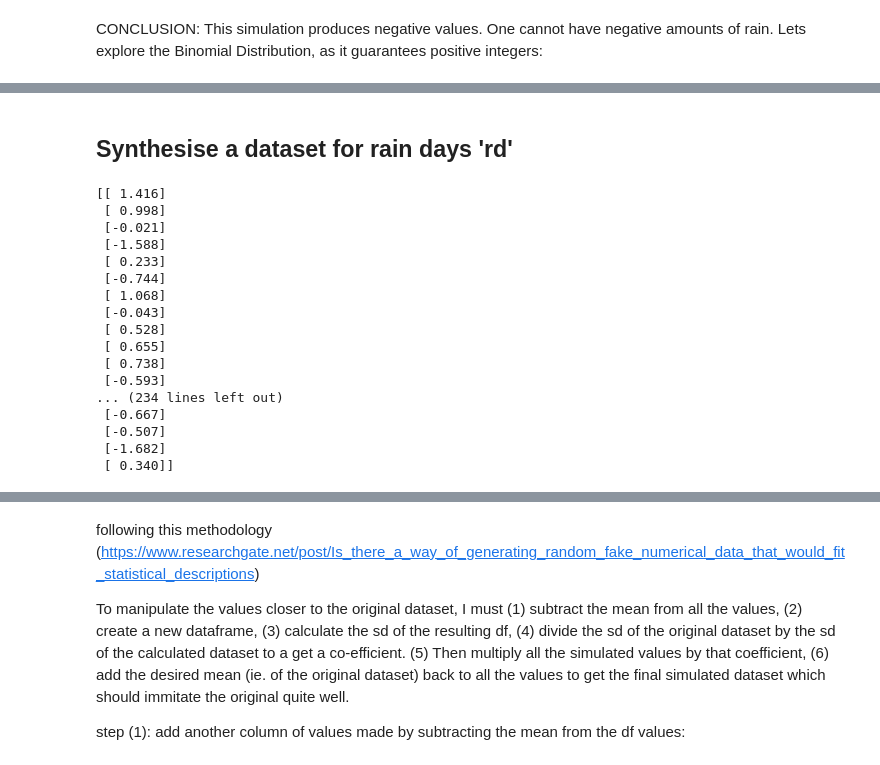
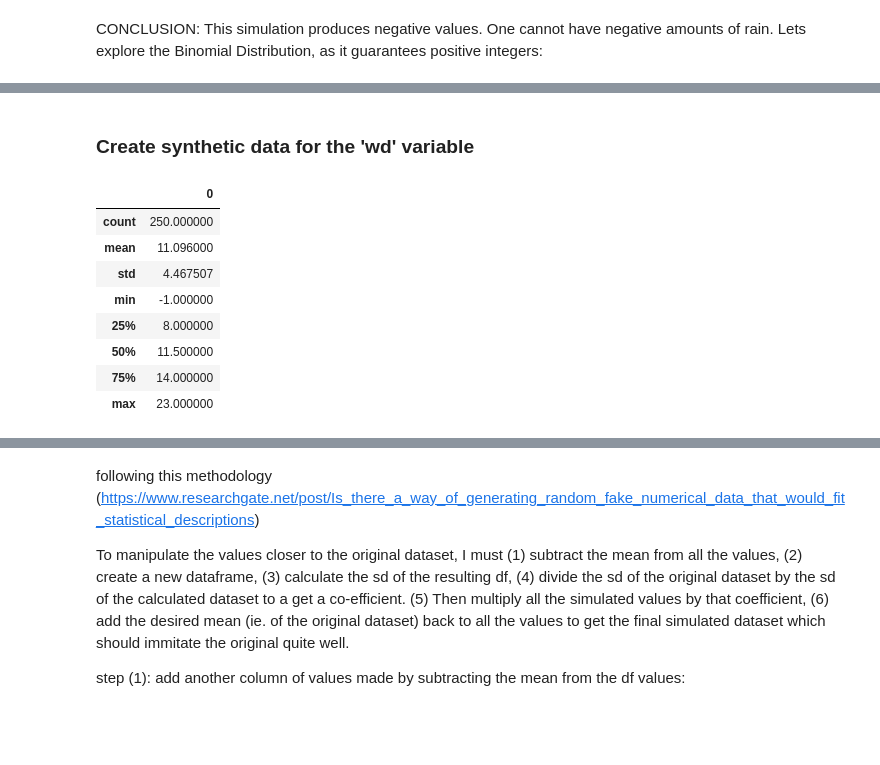
Before and after one commit to Aqua5lad/PDA-Dec-Project, a Jupyter notebook: PDA Project Dec 2018.ipynb, the cells around one changed output, grey strips where cells are left out. Saved outputs shown, nothing was run; the diff lists cells and outputs as text; code cells hidden in the pictures; blank space fills up the shorter version.

Commit message:
Synth rd & wd

```diff
--- a/PDA Project Dec 2018.ipynb
+++ b/PDA Project Dec 2018.ipynb
@@ -629,27 +610,2 @@ sns.distplot(wd);
-# %% [markdown]
-## Synthesise a dataset for rain days 'rd'
-# %%
-# from Ian's Statistical Bias video
-np.set_printoptions(formatter={'float': lambda x: "{0:6.3f}".format(x)})
-sampsize = 1
-nosamps = 250
-samp = np.random.standard_normal((nosamps, sampsize))
-print(samp)
-# %% [output]
-[[ 1.416]
- [ 0.998]
- [-0.021]
- [-1.588]
- [ 0.233]
- [-0.744]
- [ 1.068]
- [-0.043]
- [ 0.528]
- [ 0.655]
- [ 0.738]
- [-0.593]
-... (234 lines left out)
- [-0.667]
- [-0.507]
- [-1.682]
- [ 0.340]]
+# %% [markdown]
+### Create synthetic data for the 'wd' variable
@@ -656,3 +614,17 @@ print(samp)
+# %%
+swd = np.random.normal(10.846154, 4.291300, 250).round() # (mu, sigma, size), Ints.
+# using the mean & standard deviation of the actual data in the original 'real world' sample.
 # %%
 # convert the data array to a dataframe:
-df = pd.DataFrame(np.array(samp))
+swd = pd.DataFrame(np.array(swd))
+swd.describe()
+# %% [output]
+|  | 0 |
+| count | 250.000000 |
+| mean | 11.096000 |
+| std | 4.467507 |
+| min | -1.000000 |
+| 25% | 8.000000 |
+| 50% | 11.500000 |
+| 75% | 14.000000 |
+| max | 23.000000 |
```
Also changed, not shown: parts of 16 cells of this notebook.
